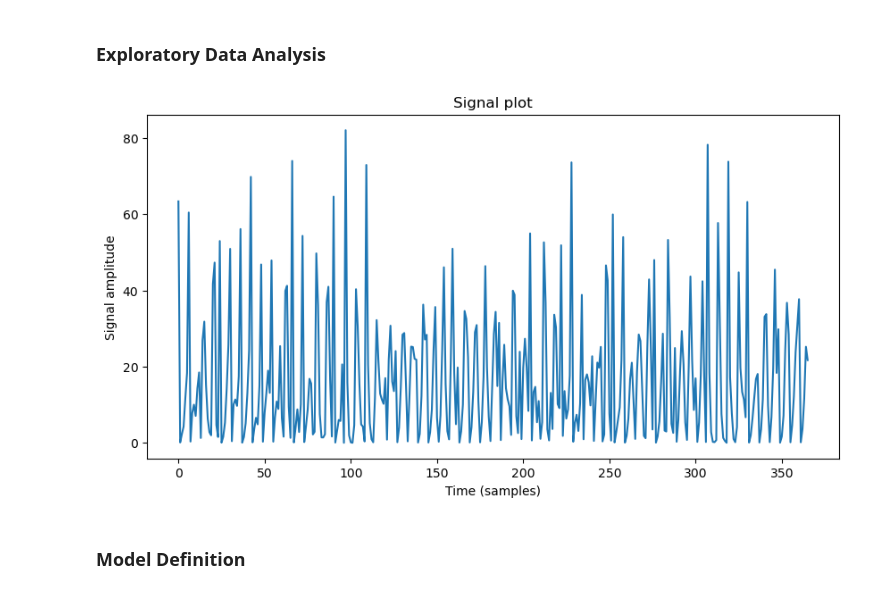
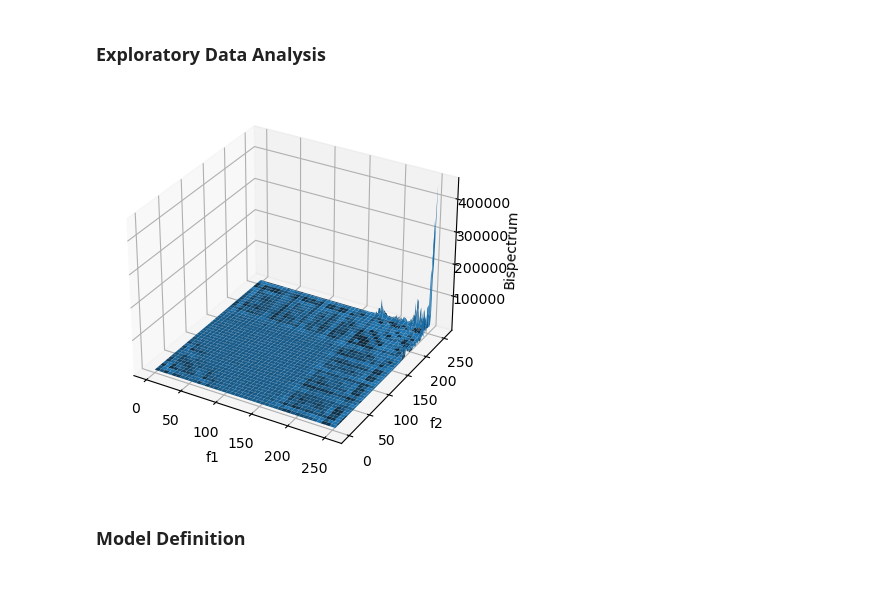
Before and after one commit to Fulkyhariz/EEG-Alcohol-Classification, a Jupyter notebook: notebook/CNN_bispectrum.ipynb, the cells around one changed output. Saved outputs shown, nothing was run; the diff lists cells and outputs as text; code cells hidden in the pictures.

```diff
--- a/notebook/CNN_bispectrum.ipynb
+++ b/notebook/CNN_bispectrum.ipynb
@@ -76,25 +78,22 @@ for i in test:
 InternalError: Failed copying input tensor from /job:localhost/replica:0/task:0/device:CPU:0 to /job:localhost/replica:0/task:0/device:GPU:0 in order to run _EagerConst: Dst tensor is not initialized.
 # %% [markdown]
 ### Exploratory Data Analysis
-# %%
-# Load the CSV file into a DataFrame
-df = pd.read_csv('../smni_cmi_test_feature_256\co2a0000364\co2a0000364_30_feature.csv', header=None)
-
-# Extract the signal values from the DataFrame
-signal = df.iloc[:, 0]
-
-# Create a time axis for the signal
-t = range(len(signal))
-
-fig, ax = plt.subplots(figsize=(10, 5))
-# Plot the signal
-ax.plot(t, signal)
-ax.set_xlabel('Time (samples)')
-ax.set_ylabel('Signal amplitude')
-ax.set_title('Signal plot')
-plt.show()
-# %% [output]
-[figure, removed]
+# %%
+# Load the CSV file into a DataFrame
+signal = np.load('../smni_cmi_test_bispectrum_256\co2a0000364\co2a0000364_30_bispectrum.npy')
+
+
+# Plot the bispectrum using mesh plots
+fig = plt.figure()
+ax = fig.add_subplot(111, projection='3d')
+X, Y = np.meshgrid(np.arange(signal.shape[1]), np.arange(signal.shape[2]))
+ax.plot_surface(X, Y, signal[0])
+ax.set_xlabel('f1')
+ax.set_ylabel('f2')
+ax.set_zlabel('Bispectrum')
+plt.show()
+# %% [output]
+[figure, added]
 # %% [markdown]
 ### Model Definition
 # %%
```
Also changed, not shown: parts of 8 cells of this notebook, 2 other files.
